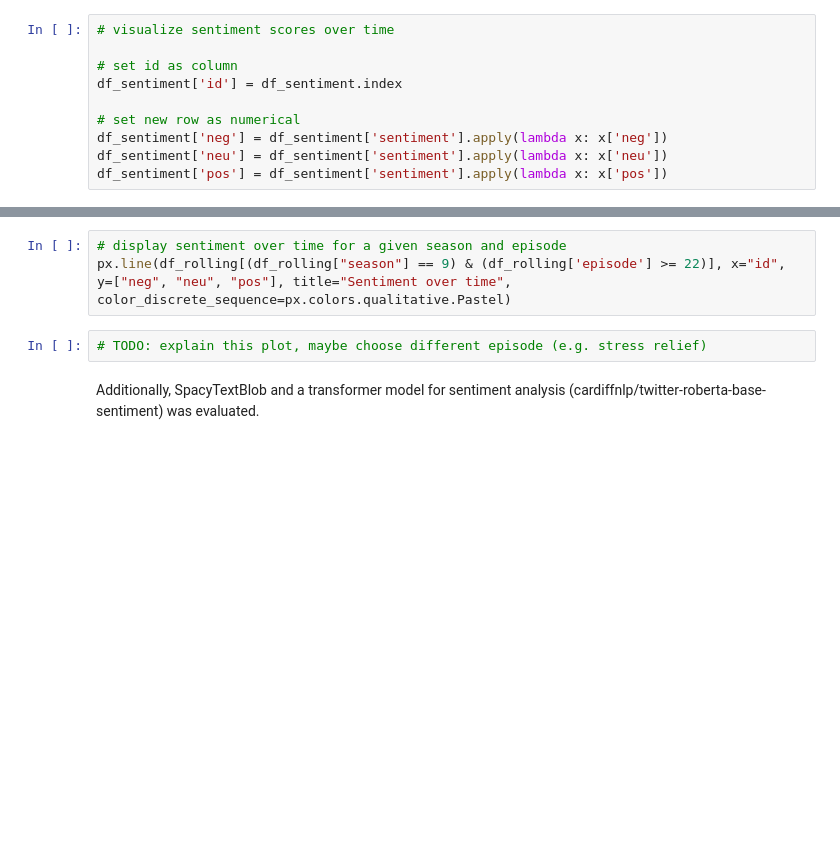
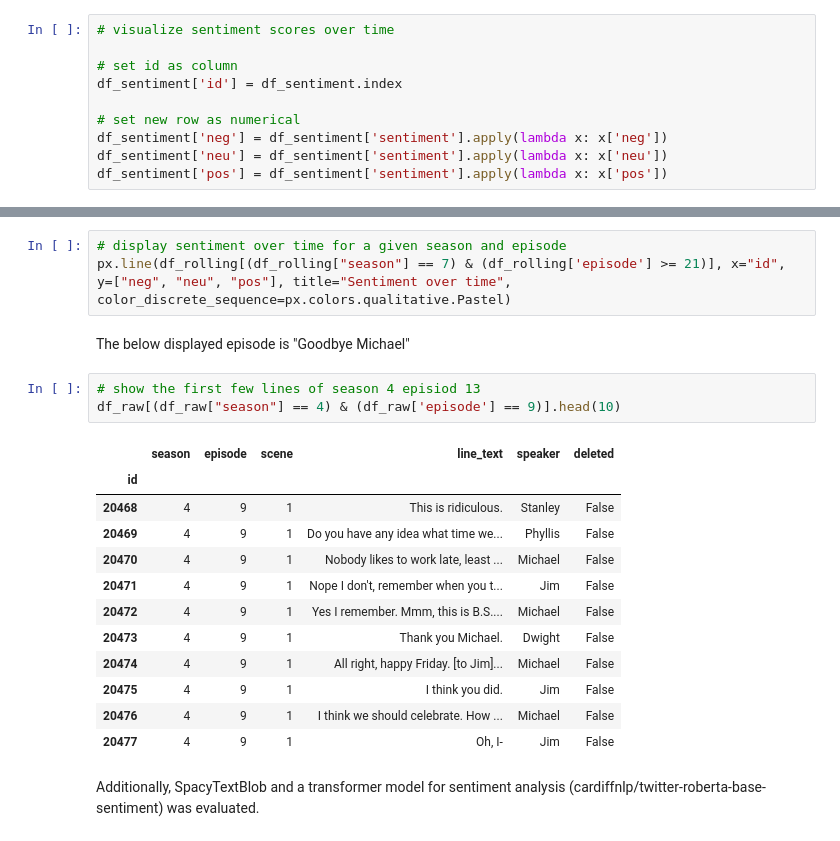
Before and after one commit to timo282/NLP-The-Office, a Jupyter notebook: notebooks/analysis_nlp.ipynb, the cells around one changed output, grey strips where cells are left out. Saved outputs shown, nothing was run; the diff lists cells and outputs as text; blank space fills up the shorter version.

```diff
--- a/notebooks/analysis_nlp.ipynb
+++ b/notebooks/analysis_nlp.ipynb
@@ -405,8 +414,24 @@ df_rolling = df_sentiment.rolling(10).mean()
 # %%
 # display sentiment over time for a given season and episode
-px.line(df_rolling[(df_rolling["season"] == 9) & (df_rolling['episode'] >= 22)], x="id", y=["neg", "neu", "pos"], title="Sentiment over time", color_discrete_sequence=px.colors.qualitative.Pastel)
+px.line(df_rolling[(df_rolling["season"] == 7) & (df_rolling['episode'] >= 21)], x="id", y=["neg", "neu", "pos"], title="Sentiment over time", color_discrete_sequence=px.colors.qualitative.Pastel)
-# %%
-# TODO: explain this plot, maybe choose different episode (e.g. stress relief)
+# %% [markdown]
+The below displayed episode is "Goodbye Michael"
+# %%
+# show the first few lines of season 4 episiod 13
+df_raw[(df_raw["season"] == 4) & (df_raw['episode'] == 9)].head(10)
+# %% [output]
+|  | season | episode | scene | line_text | speaker | deleted |
+| id |  |  |  |  |  |  |
+| 20468 | 4 | 9 | 1 | This is ridiculous. | Stanley | False |
+| 20469 | 4 | 9 | 1 | Do you have any idea what time we... | Phyllis | False |
+| 20470 | 4 | 9 | 1 | Nobody likes to work late, least ... | Michael | False |
+| 20471 | 4 | 9 | 1 | Nope I don't, remember when you t... | Jim | False |
+| 20472 | 4 | 9 | 1 | Yes I remember. Mmm, this is B.S.... | Michael | False |
+| 20473 | 4 | 9 | 1 | Thank you Michael. | Dwight | False |
+| 20474 | 4 | 9 | 1 | All right, happy Friday. [to Jim]... | Michael | False |
+| 20475 | 4 | 9 | 1 | I think you did. | Jim | False |
+| 20476 | 4 | 9 | 1 | I think we should celebrate. How ... | Michael | False |
+| 20477 | 4 | 9 | 1 | Oh, I- | Jim | False |
 # %% [markdown]
 Additionally, SpacyTextBlob and a transformer model for sentiment analysis (cardiffnlp/twitter-roberta-base-sentiment) was evaluated.
 # %% [markdown]
```
Also changed, not shown: parts of 12 cells of this notebook.
